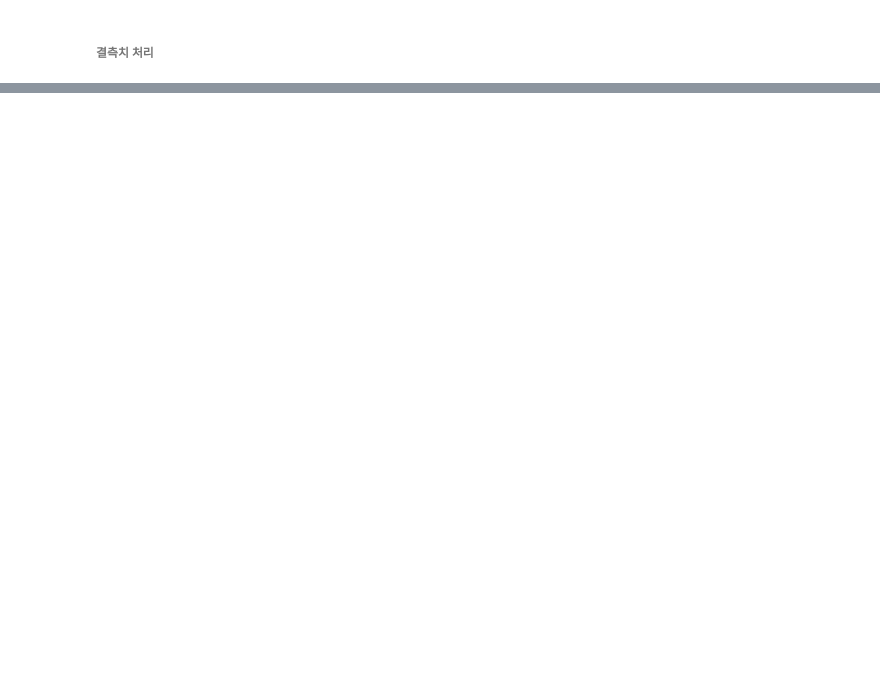
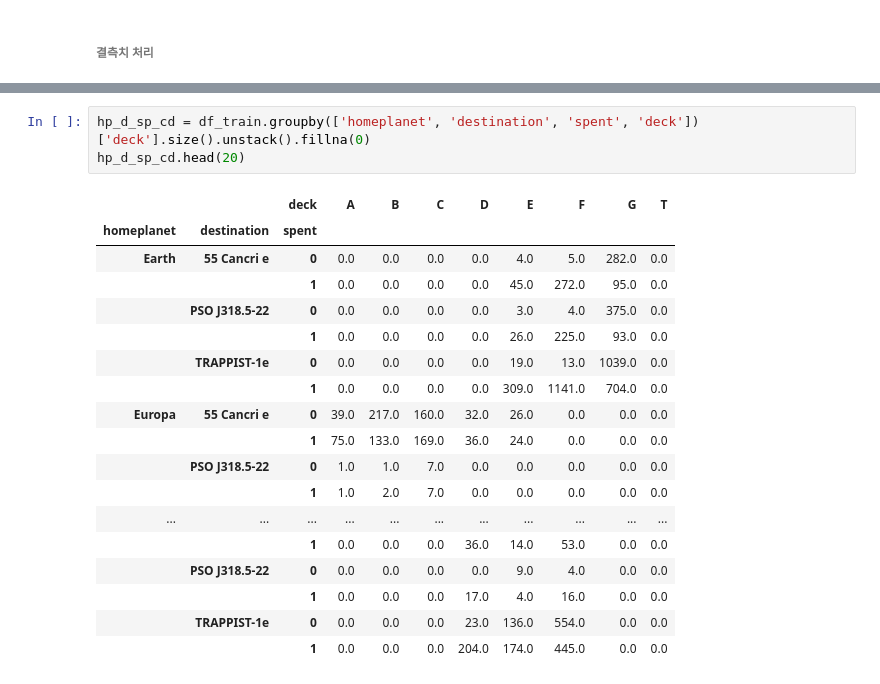
Before and after one commit to codelspak/Struggles, a Jupyter notebook: WK28_case1_Kaggle_ML_Classification_Spaceship_Titanic.ipynb, the cells around one changed output, grey strips where cells are left out. Drawn from its saved outputs; the diff is of its cells as text; blank space fills up the shorter version.

```diff
--- a/WK28_case1_Kaggle_ML_Classification_Spaceship_Titanic.ipynb
+++ b/WK28_case1_Kaggle_ML_Classification_Spaceship_Titanic.ipynb
@@ -1149,0 +1308,22 @@ missing_values(test_df)
+# %%
+hp_d_sp_cd = df_train.groupby(['homeplanet', 'destination', 'spent', 'deck'])['deck'].size().unstack().fillna(0)
+hp_d_sp_cd.head(20)
+# %% [output]
+|  |  | deck | A | B | C | D | E | F | G | T |
+| homeplanet | destination | spent |  |  |  |  |  |  |  |  |
+| Earth | 55 Cancri e | 0 | 0.0 | 0.0 | 0.0 | 0.0 | 4.0 | 5.0 | 282.0 | 0.0 |
+|  |  | 1 | 0.0 | 0.0 | 0.0 | 0.0 | 45.0 | 272.0 | 95.0 | 0.0 |
+|  | PSO J318.5-22 | 0 | 0.0 | 0.0 | 0.0 | 0.0 | 3.0 | 4.0 | 375.0 | 0.0 |
+|  |  | 1 | 0.0 | 0.0 | 0.0 | 0.0 | 26.0 | 225.0 | 93.0 | 0.0 |
+|  | TRAPPIST-1e | 0 | 0.0 | 0.0 | 0.0 | 0.0 | 19.0 | 13.0 | 1039.0 | 0.0 |
+|  |  | 1 | 0.0 | 0.0 | 0.0 | 0.0 | 309.0 | 1141.0 | 704.0 | 0.0 |
+| Europa | 55 Cancri e | 0 | 39.0 | 217.0 | 160.0 | 32.0 | 26.0 | 0.0 | 0.0 | 0.0 |
+|  |  | 1 | 75.0 | 133.0 | 169.0 | 36.0 | 24.0 | 0.0 | 0.0 | 0.0 |
+|  | PSO J318.5-22 | 0 | 1.0 | 1.0 | 7.0 | 0.0 | 0.0 | 0.0 | 0.0 | 0.0 |
+|  |  | 1 | 1.0 | 2.0 | 7.0 | 0.0 | 0.0 | 0.0 | 0.0 | 0.0 |
+| ... | ... | ... | ... | ... | ... | ... | ... | ... | ... | ... |
+|  |  | 1 | 0.0 | 0.0 | 0.0 | 36.0 | 14.0 | 53.0 | 0.0 | 0.0 |
+|  | PSO J318.5-22 | 0 | 0.0 | 0.0 | 0.0 | 0.0 | 9.0 | 4.0 | 0.0 | 0.0 |
+|  |  | 1 | 0.0 | 0.0 | 0.0 | 17.0 | 4.0 | 16.0 | 0.0 | 0.0 |
+|  | TRAPPIST-1e | 0 | 0.0 | 0.0 | 0.0 | 23.0 | 136.0 | 554.0 | 0.0 | 0.0 |
+|  |  | 1 | 0.0 | 0.0 | 0.0 | 204.0 | 174.0 | 445.0 | 0.0 | 0.0 |
```
Also changed, not shown: parts of 89 cells of this notebook.
